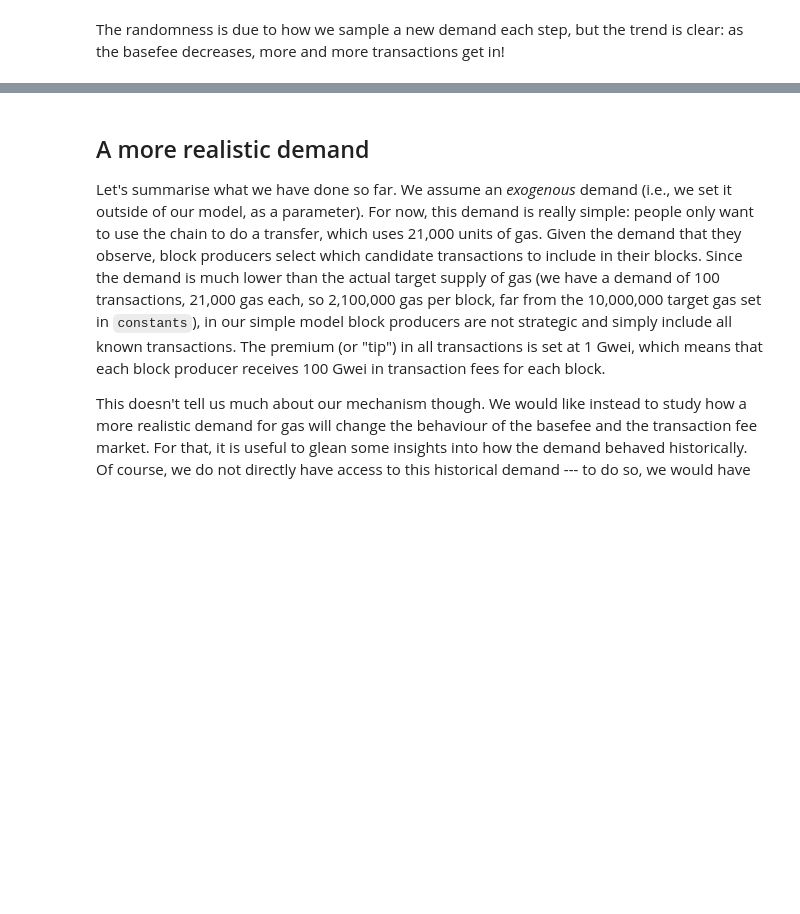
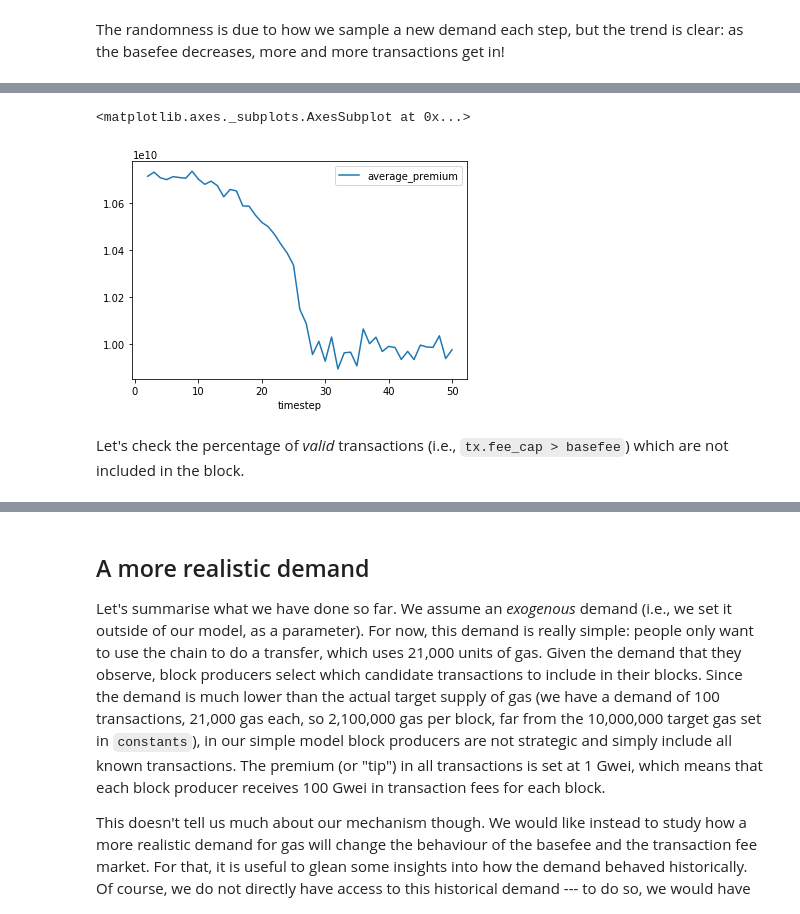
Before and after one commit to ethereum/rig, a Jupyter notebook: eip1559/eip1559.ipynb, the cells around one changed output, grey strips where cells are left out. Drawn from its saved outputs; the diff is of its cells as text; code cells hidden in the pictures; blank space fills up the shorter version.

```diff
--- a/eip1559/eip1559.ipynb
+++ b/eip1559/eip1559.ipynb
@@ -341,0 +433,10 @@ The randomness is due to how we sample a new demand each step, but the trend is
+# %%
+df["average_premium"] = df.latest_block.apply(
+    lambda block: 0 if len(block.txs) == 0 else float(sum([tx.gas_premium for tx in block.txs])) / len(block.txs)
+)
+df[(df.timestep > 1) & (df.substep == 1)].plot("timestep", "average_premium")
+# %% [output]
+<matplotlib.axes._subplots.AxesSubplot at 0x...>
+[figure, added]
+# %% [markdown]
+Let's check the percentage of _valid_ transactions (i.e., `tx.fee_cap > basefee`) which are not included in the block.
```
Also changed, not shown: parts of 20 cells of this notebook.
